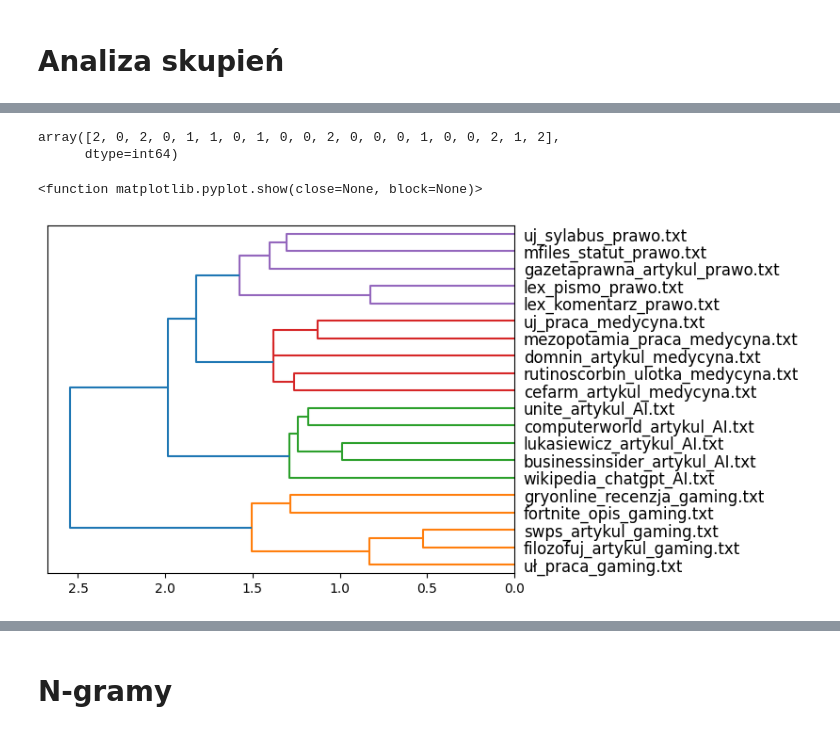
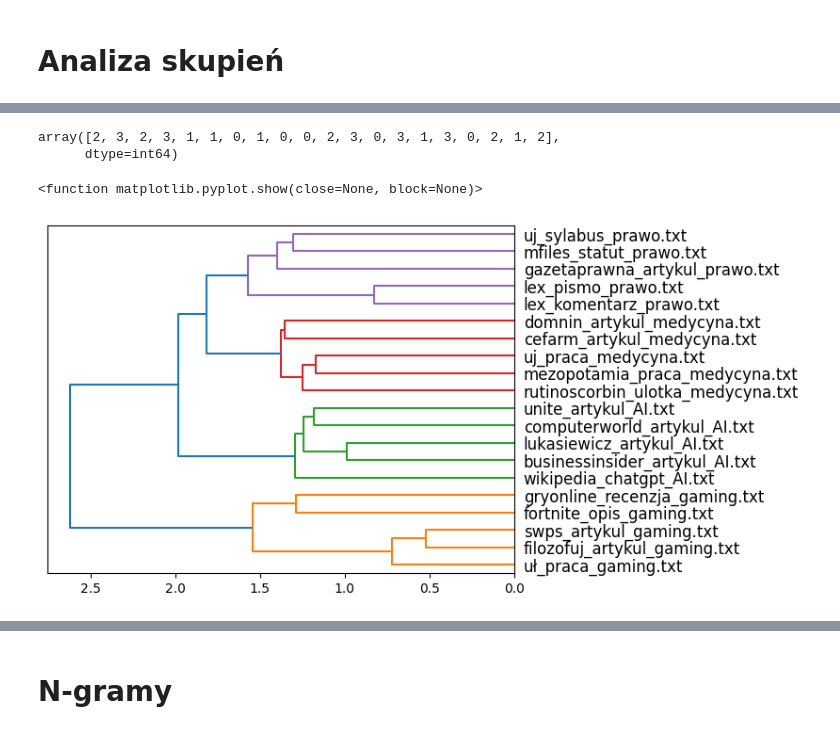
Before and after one commit to ErnestKodyra/PJN2025, a Jupyter notebook: textmining.ipynb, the cells around one changed output, grey strips where cells are left out. Saved outputs shown, nothing was run; the diff lists cells and outputs as text; code cells hidden in the pictures.

```diff
--- a/textmining.ipynb
+++ b/textmining.ipynb
@@ -373,25 +373,26 @@ array([[1.        , 0.03561924, 0.15887612, 0.05112555, 0.09437489,
 # %%
 clustering = AgglomerativeClustering(
-    n_clusters=3,
+    n_clusters=4,
     metric="euclidean",
     linkage="ward",
     compute_distances=True
 ).fit(cs)
 clustering.labels_
 # %% [output]
-array([2, 0, 2, 0, 1, 1, 0, 1, 0, 0, 2, 0, 0, 0, 1, 0, 0, 2, 1, 2],
+array([2, 3, 2, 3, 1, 1, 0, 1, 0, 0, 2, 3, 0, 3, 1, 3, 0, 2, 1, 2],
       dtype=int64)
 # %%
 plot_dendrogram(
     clustering,
     labels = files_names,
     truncate_mode = 'level',
-    orientation='left'
+    orientation='left',
+    color_threshold=1.6
 )
 plt.show
 # %% [output]
 <function matplotlib.pyplot.show(close=None, block=None)>
-[figure, old version]
+[figure, new version]
 # %%
 ed = euclidean_distances(counts_tf, counts_tf).flatten().reshape(20,20)
 ed
```
Also changed, not shown: parts of 18 cells of this notebook, 26 other files.
